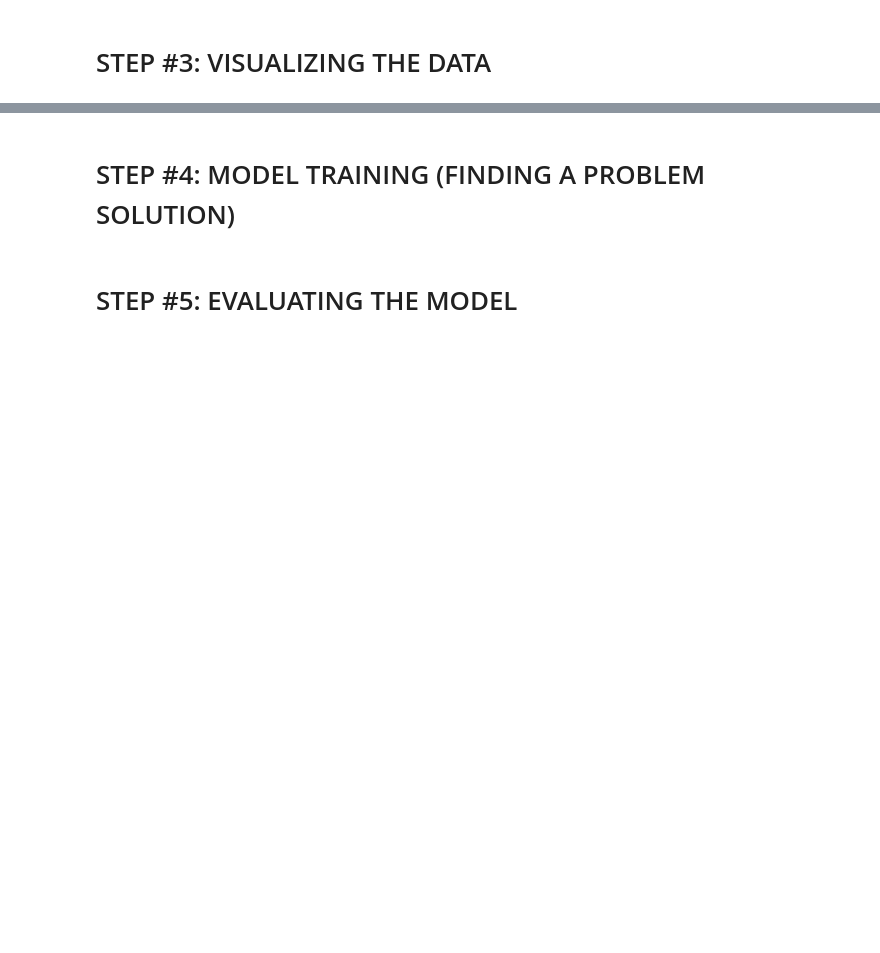
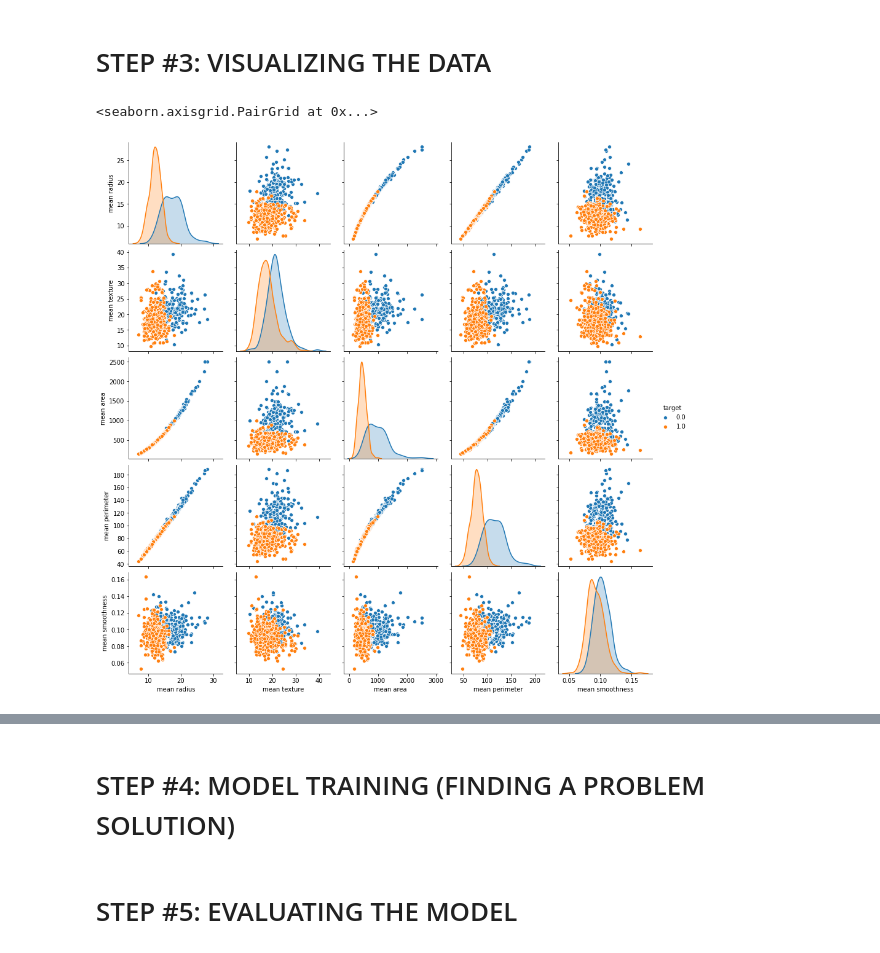
Before and after one commit to yashguptaab99/Breast-Cancer-Classification-Case-Study, a Jupyter notebook: Breast_Cancer.ipynb, the cells around one changed output, grey strips where cells are left out. Cells and saved outputs as stored; diff of their text form; code cells hidden in the pictures; blank space fills up the shorter version.

Commit message:
Importing and visualizing data done

```diff
--- a/Breast_Cancer.ipynb
+++ b/Breast_Cancer.ipynb
@@ -33,0 +40,5 @@ https://archive.ics.uci.edu/ml/datasets/Breast+Cancer+Wisconsin+(Diagnostic)
+# %%
+from sklearn.datasets import load_breast_cancer
+cancer = load_breast_cancer()
+df_cancer = pd.DataFrame(np.c_[cancer['data'], cancer['target']], columns = np.append(cancer['feature_names'], ['target']))
+df_cancer.head()
@@ -34,2 +52,7 @@ https://archive.ics.uci.edu/ml/datasets/Breast+Cancer+Wisconsin+(Diagnostic)
 # %% [markdown]
 # STEP #3: VISUALIZING THE DATA
+# %%
+sns.pairplot(df_cancer, hue = 'target', vars = ['mean radius', 'mean texture', 'mean area', 'mean perimeter', 'mean smoothness'])
+# %% [output]
+<seaborn.axisgrid.PairGrid at 0x...>
+[figure, added]
```
Also changed, not shown: parts of 5 cells of this notebook.
